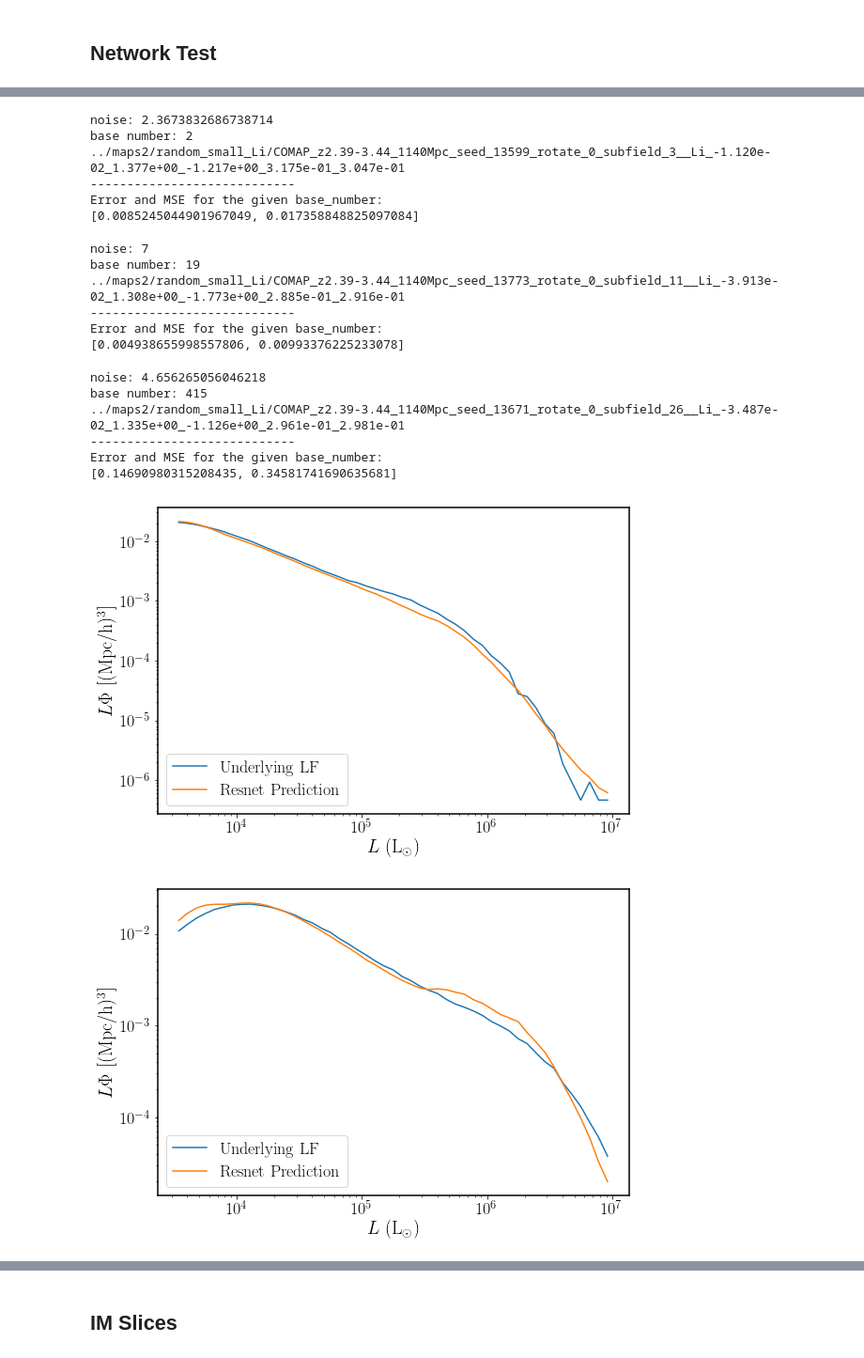
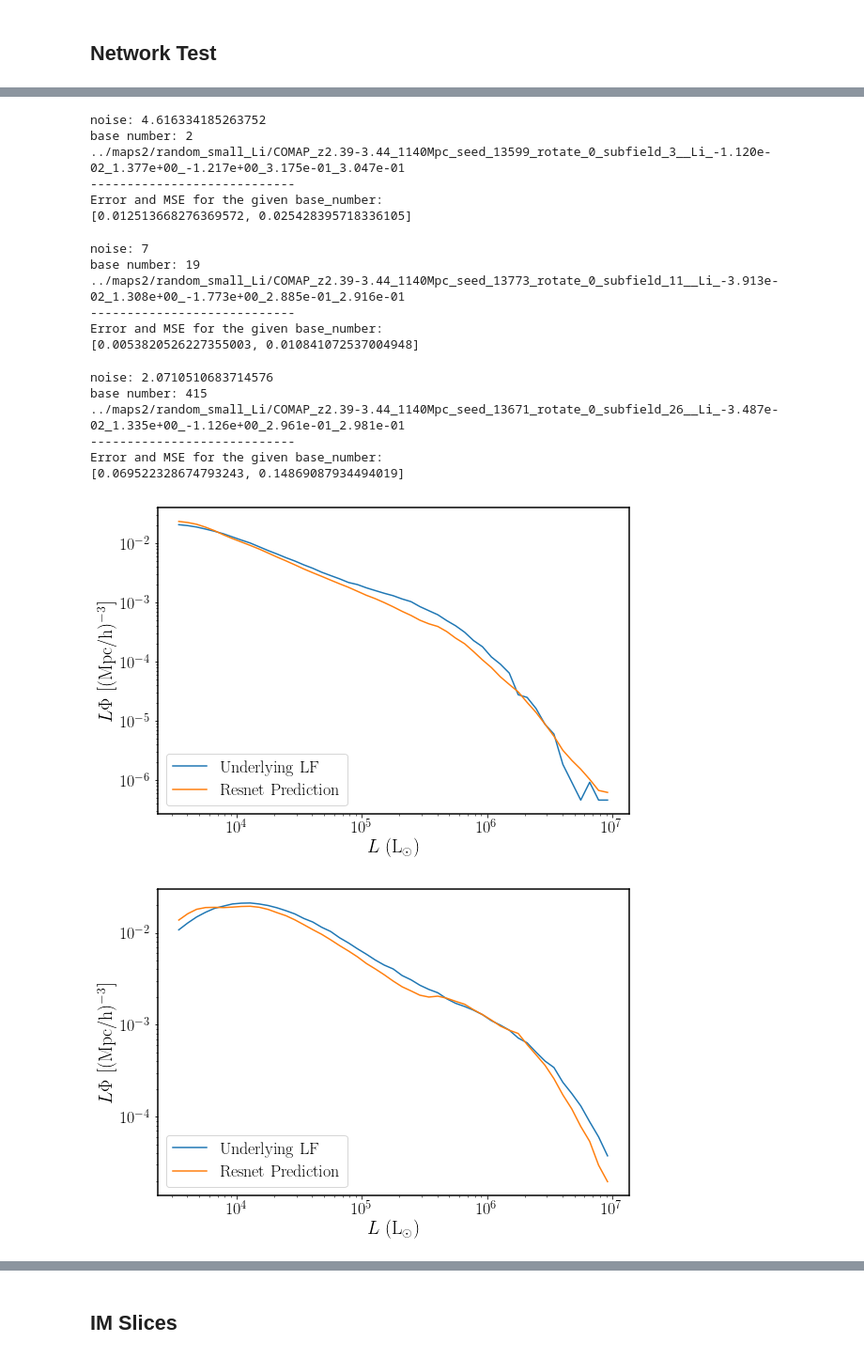
Before and after one commit to dnpfeffer/intensitymap_cnn, a Jupyter notebook: scripts/paper_plots_smaller.ipynb, the cells around one changed output, grey strips where cells are left out. Shown at 94% size. Cells and saved outputs as stored; diff of their text form; code cells hidden in the pictures.

```diff
--- a/scripts/paper_plots_smaller.ipynb
+++ b/scripts/paper_plots_smaller.ipynb
@@ -547,18 +547,18 @@ print('noise: {0}'.format(noise))
 print('base number: {0}'.format(numb))
 print(random_small_Li_base[-numb], '\n----------------------------')
 
-cur_lum_good, cnn_lum_good, loss = lnn.test_model(nnnm, smaller_random_small_Li_base, -numb, 'log', True, pre_pool=1,
+cur_lum_good, cnn_lum_good, loss = lnn.test_model(nnnmlf, smaller_random_small_Li_base, -numb, 'log', True, pre_pool=1,
                                       log_input=True, pre_pool_z=1, lum_func_size=lum_func_size,
                                        make_map_noisy=noise, add_foregrounds=True,
                                        random_foreground_params=True, gaussian_smoothing=3,
                                                  pix_x=64, pix_y=64)
 # %% [output]
-noise: 2.3673832686738714
+noise: 4.616334185263752
 base number: 2
 ../maps2/random_small_Li/COMAP_z2.39-3.44_1140Mpc_seed_13599_rotate_0_subfield_3__Li_-1.120e-02_1.377e+00_-1.217e+00_3.175e-01_3.047e-01
 ----------------------------
 Error and MSE for the given base_number:
-[0.0085245044901967049, 0.017358848825097084]
+[0.012513668276369572, 0.025428395718336105]
 # %%
 # Uses the last 20% of data as validation so it wants the value from the back of the array
 
@@ -571,7 +571,7 @@ print('noise: {0}'.format(noise))
 print('base number: {0}'.format(numb))
 print(random_small_Li_base[-numb], '\n----------------------------')
 
-cur_lum_eh, cnn_lum_eh, loss = lnn.test_model(nnnm, smaller_random_small_Li_base, -numb, 'log', True, pre_pool=1,
+cur_lum_eh, cnn_lum_eh, loss = lnn.test_model(nnnmlf, smaller_random_small_Li_base, -numb, 'log', True, pre_pool=1,
                                       log_input=True, pre_pool_z=1, lum_func_size=lum_func_size,
                                        make_map_noisy=noise, add_foregrounds=True,
                                        random_foreground_params=True, gaussian_smoothing=3,
@@ -582,7 +582,7 @@ base number: 19
 ../maps2/random_small_Li/COMAP_z2.39-3.44_1140Mpc_seed_13773_rotate_0_subfield_11__Li_-3.913e-02_1.308e+00_-1.773e+00_2.885e-01_2.916e-01
 ----------------------------
 Error and MSE for the given base_number:
-[0.004938655998557806, 0.00993376225233078]
+[0.0053820526227355003, 0.010841072537004948]
 # %%
 # Uses the last 20% of data as validation so it wants the value from the back of the array
 
@@ -594,18 +594,18 @@ print('noise: {0}'.format(noise))
 print('base number: {0}'.format(numb))
 print(random_small_Li_base[-numb], '\n----------------------------')
 
-cur_lum_bad, cnn_lum_bad, loss = lnn.test_model(nnnm, smaller_random_small_Li_base, -numb, 'log', True, pre_pool=1,
+cur_lum_bad, cnn_lum_bad, loss = lnn.test_model(nnnmlf, smaller_random_small_Li_base, -numb, 'log', True, pre_pool=1,
                                       log_input=True, pre_pool_z=1, lum_func_size=lum_func_size,
                                        make_map_noisy=noise, add_foregrounds=True,
                                        random_foreground_params=True, gaussian_smoothing=3,
                                                  pix_x=64, pix_y=64)
 # %% [output]
-noise: 4.656265056046218
+noise: 2.0710510683714576
 base number: 415
 ../maps2/random_small_Li/COMAP_z2.39-3.44_1140Mpc_seed_13671_rotate_0_subfield_26__Li_-3.487e-02_1.335e+00_-1.126e+00_2.961e-01_2.981e-01
 ----------------------------
 Error and MSE for the given base_number:
-[0.14690980315208435, 0.34581741690635681]
+[0.069522328674793243, 0.14869087934494019]
 # %%
 fig, ax = plt.subplots(figsize=(9, 6))
 
@@ -619,35 +619,35 @@ plt.xscale('log')
 plt.yscale('log')
 # plt.ylim([1,10**5.5])
 plt.xlabel('$L$ (L$_{\odot}$)')
-plt.ylabel('$L \Phi$ [(Mpc/h)$^3$]')
+plt.ylabel('$L \Phi$ [(Mpc/h)$^{-3}$]')
 # # plt.title('Intrinsic Scatter of Simulated IMs')
 plt.legend(loc='lower left')
 
 # plt.show(ax)
 plt.savefig('../figures/guess_range_good.pdf', bbox_inches='tight')
 # %% [output]
-[figure, old version]
+[figure, new version]
 # %%
 fig, ax = plt.subplots(figsize=(9, 6))
 
 true_lum = 10**cur_lum_eh
 cnn_guess = 10**cnn_lum_eh[0]
 
 plt.plot(lumLogBinCents, true_lum/conv, label='Underlying LF')
 plt.plot(lumLogBinCents, cnn_guess/conv, label='Resnet Prediction')
 
 plt.xscale('log')
 plt.yscale('log')
 # plt.ylim([1,10**5.5])
 plt.xlabel('$L$ (L$_{\odot}$)')
-plt.ylabel('$L \Phi$ [(Mpc/h)$^3$]')
+plt.ylabel('$L \Phi$ [(Mpc/h)$^{-3}$]')
 # # plt.title('Intrinsic Scatter of Simulated IMs')
 plt.legend(loc='lower left')
 
 # plt.show(ax)
 plt.savefig('../figures/guess_range_eh.pdf', bbox_inches='tight')
 # %% [output]
-[figure, old version]
+[figure, new version]
 # %%
 fig, ax = plt.subplots(figsize=(9, 6))
 
```
Also changed, not shown: parts of 13 cells of this notebook, 9 other files.
